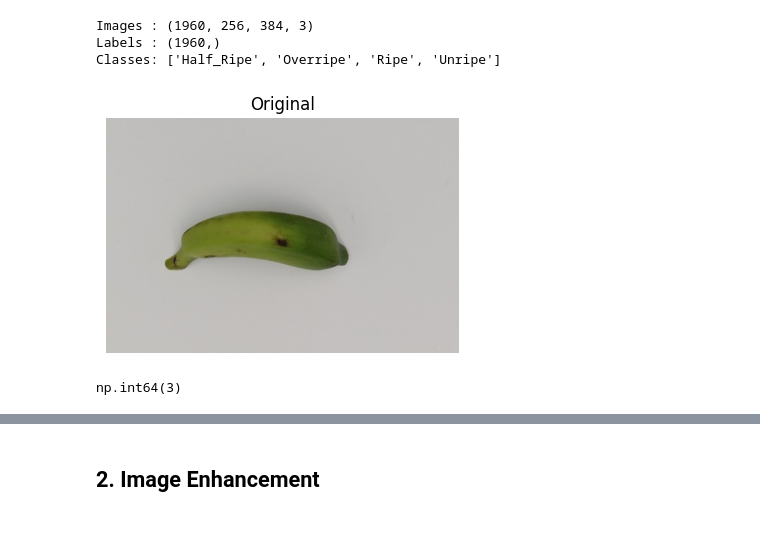
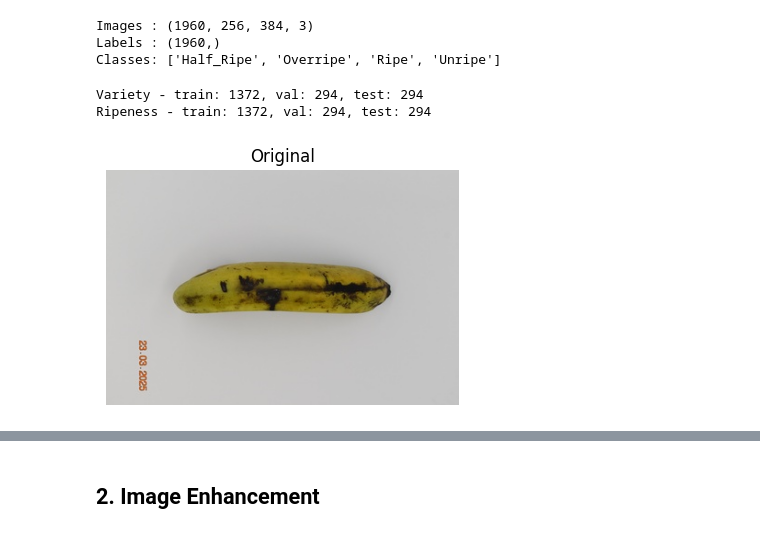
Before and after one commit to Plumz17/PP_FinalProject2, a Jupyter notebook: PP_FinalProject2.ipynb, the cells around one changed output, grey strips where cells are left out. Drawn from its saved outputs; the diff is of its cells as text; code cells hidden in the pictures.

```diff
--- a/PP_FinalProject2.ipynb
+++ b/PP_FinalProject2.ipynb
@@ -163,9 +178,23 @@ def show(before, after=None, title2= "Processed"): # Helper function to check th
     plt.axis("off")
 
   plt.show()
-# %%
-show(ripeness_images[1959])
-ripeness_labels[1959]
-# %% [output]
-[figure, removed]
-np.int64(3)
+# %%
+from sklearn.model_selection import train_test_split
+
+def split_dataset(images, labels, seed=RANDOM_SEED):
+  X_tr, X_tmp, y_tr, y_tmp = train_test_split(images, labels, test_size=0.30, stratify=labels, random_state=seed)
+  X_val, X_te, y_val, y_te = train_test_split(X_tmp, y_tmp, test_size=0.50, stratify=y_tmp, random_state=seed)
+  return X_tr, X_val, X_te, y_tr, y_val, y_te
+
+Xv_train, Xv_val, Xv_test, yv_train, yv_val, yv_test = split_dataset(variety_images,  variety_labels)
+Xr_train, Xr_val, Xr_test, yr_train, yr_val, yr_test = split_dataset(ripeness_images, ripeness_labels)
+
+print(f"Variety - train: {len(Xv_train)}, val: {len(Xv_val)}, test: {len(Xv_test)}")
+print(f"Ripeness - train: {len(Xr_train)}, val: {len(Xr_val)}, test: {len(Xr_test)}")
+# %% [output]
+Variety - train: 1372, val: 294, test: 294
+Ripeness - train: 1372, val: 294, test: 294
+# %%
+show(Xv_train[0])
+# %% [output]
+[figure, added]
```
Also changed, not shown: parts of 25 cells of this notebook.
